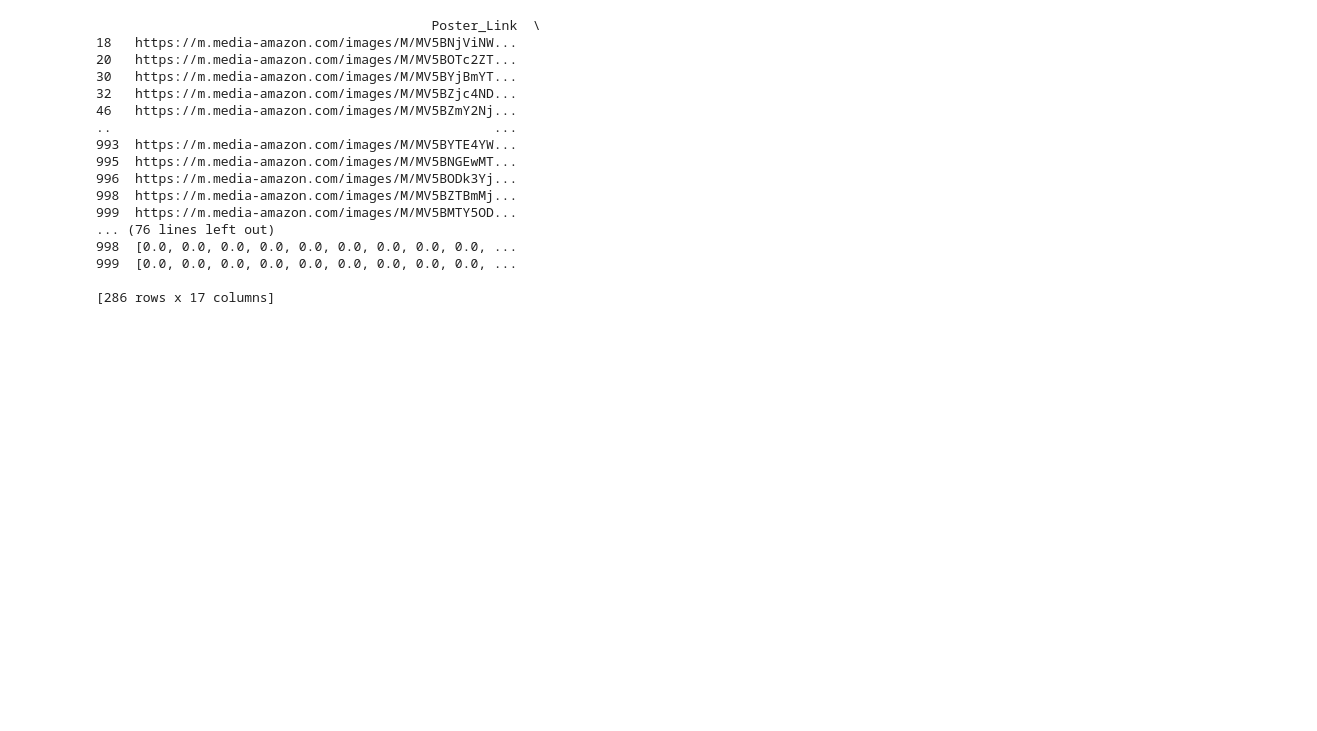
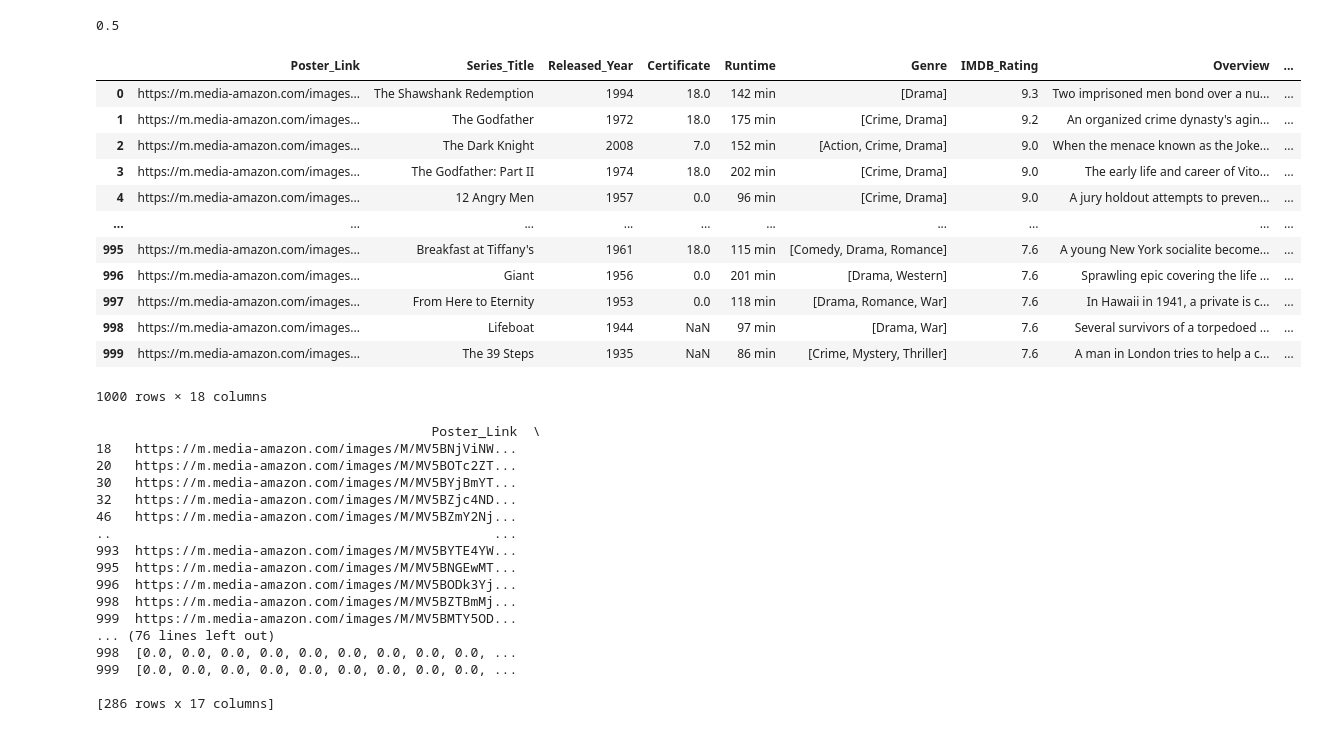
Before and after one commit to alexcnsf/IMDb_Movie_Recommender, a Jupyter notebook: final_project.ipynb, the cells around one changed output. Drawn from its saved outputs; the diff is of its cells as text; code cells hidden in the pictures; blank space fills up the shorter version.

Commit message:
added genre similarity

```diff
--- a/final_project.ipynb
+++ b/final_project.ipynb
@@ -128,3 +40,59 @@ similar_movies
+# %%
+
+import numpy as np
+from sklearn.preprocessing import MultiLabelBinarizer
+
+# Define genres for a few movies
+genres = [
+    ['Drama', 'Comedy'],  # Movie A
+    ['Drama'],            # Movie B
+    ['Action', 'Horror', 'Sci-Fi'],  # Movie C
+    ['Comedy', 'Drama']   # Movie D
+]
+
+# tfidf = TfidfVectorizer(stop_words='english')
+# df_raw['overview_tfidf'] = list(tfidf.fit_transform(df_raw['Overview']).toarray())
+
+
+# Initialize MultiLabelBinarizer and transform genres
+# mlb = MultiLabelBinarizer()
+# genre_encoded = mlb.fit_transform(df_raw['Genre'])
+# df_raw['genre_tdif'] = list(mlb.fit_transform(df_raw['Genre'])) #(genre_encoded).toarray()
+# print(genre_encoded)
+
+# # Select a specific movie (e.g., Movie D, index 3)
+# movie_of_interest = genre_encoded[3]
+
+# Define Jaccard similarity function
+def jaccard_similarity(x, y):
+    intersection = np.logical_and(x, y)
+    union = np.logical_or(x, y)
+    return intersection.sum() / float(union.sum())
+
+# print(df_raw.iloc[3]["genre_tdif"])
+# Calculate Jaccard similarity scores
+#jaccard_scores = [jaccard_similarity(movie_of_interest, other_movie) for other_movie in genre_encoded]
+jaccard_scor = jaccard_similarity(df_raw.iloc[0]["genre_mlb"], df_raw.iloc[1]["genre_mlb"])
+print(jaccard_scor)
+
+# # Print the results
+# print(jaccard_scores)
+df_raw
+# %% [output]
+0.5
+|  | Poster_Link | Series_Title | Released_Year | Certificate | Runtime | Genre | IMDB_Rating | Overview | ... |
+| 0 | https://m.media-amazon.com/images... | The Shawshank Redemption | 1994 | 18.0 | 142 min | [Drama] | 9.3 | Two imprisoned men bond over a nu... | ... |
+| 1 | https://m.media-amazon.com/images... | The Godfather | 1972 | 18.0 | 175 min | [Crime, Drama] | 9.2 | An organized crime dynasty's agin... | ... |
+| 2 | https://m.media-amazon.com/images... | The Dark Knight | 2008 | 7.0 | 152 min | [Action, Crime, Drama] | 9.0 | When the menace known as the Joke... | ... |
+| 3 | https://m.media-amazon.com/images... | The Godfather: Part II | 1974 | 18.0 | 202 min | [Crime, Drama] | 9.0 | The early life and career of Vito... | ... |
+| 4 | https://m.media-amazon.com/images... | 12 Angry Men | 1957 | 0.0 | 96 min | [Crime, Drama] | 9.0 | A jury holdout attempts to preven... | ... |
+| ... | ... | ... | ... | ... | ... | ... | ... | ... | ... |
+| 995 | https://m.media-amazon.com/images... | Breakfast at Tiffany's | 1961 | 18.0 | 115 min | [Comedy, Drama, Romance] | 7.6 | A young New York socialite become... | ... |
+| 996 | https://m.media-amazon.com/images... | Giant | 1956 | 0.0 | 201 min | [Drama, Western] | 7.6 | Sprawling epic covering the life ... | ... |
+| 997 | https://m.media-amazon.com/images... | From Here to Eternity | 1953 | 0.0 | 118 min | [Drama, Romance, War] | 7.6 | In Hawaii in 1941, a private is c... | ... |
+| 998 | https://m.media-amazon.com/images... | Lifeboat | 1944 | NaN | 97 min | [Drama, War] | 7.6 | Several survivors of a torpedoed ... | ... |
+| 999 | https://m.media-amazon.com/images... | The 39 Steps | 1935 | NaN | 86 min | [Crime, Mystery, Thriller] | 7.6 | A man in London tries to help a c... | ... |
+1000 rows × 18 columns
 # %%
 nan_rows = df_raw[df_raw.isna().any(axis=1)]
 print(nan_rows)
```
Also changed, not shown: parts of 3 cells of this notebook.
